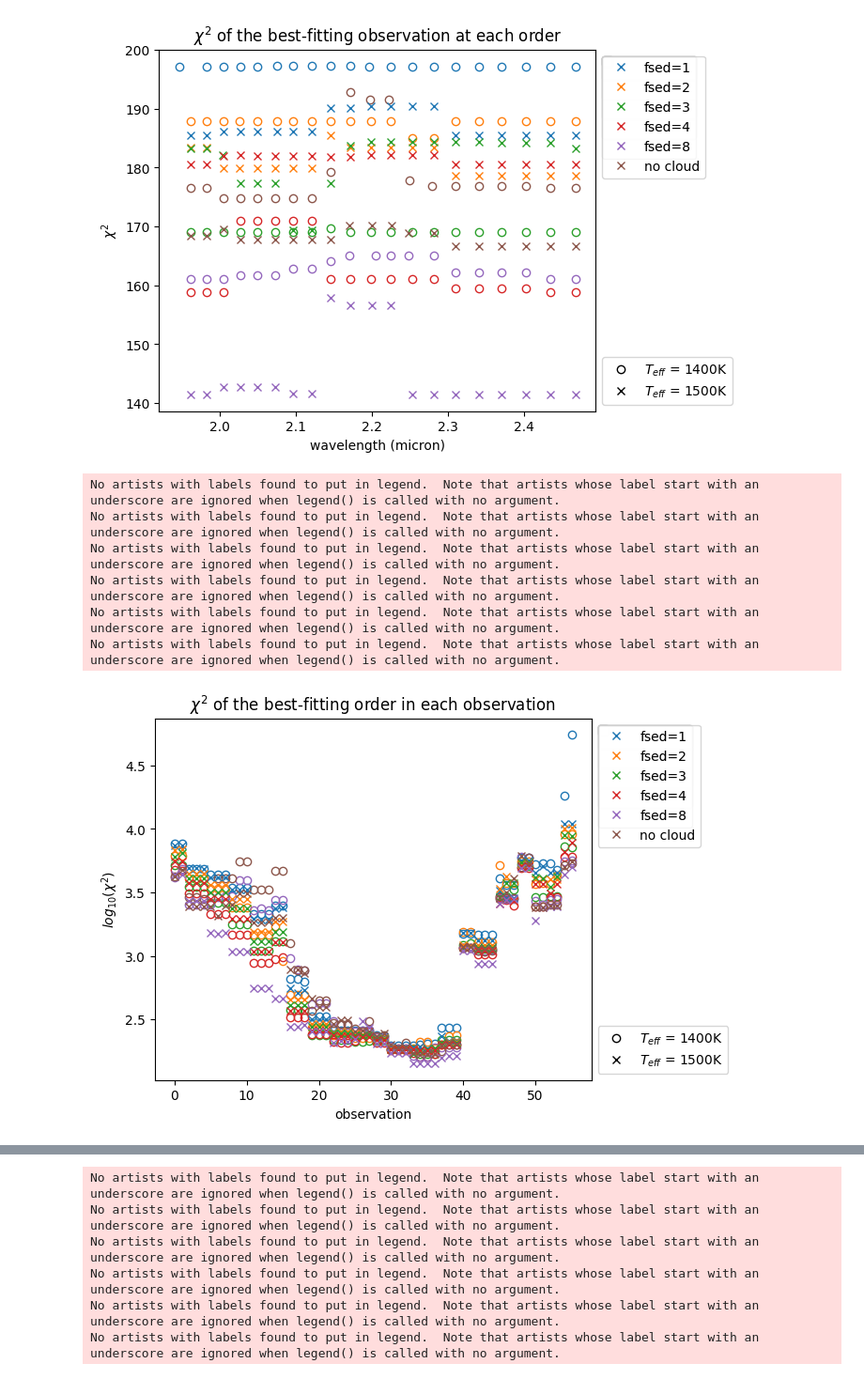
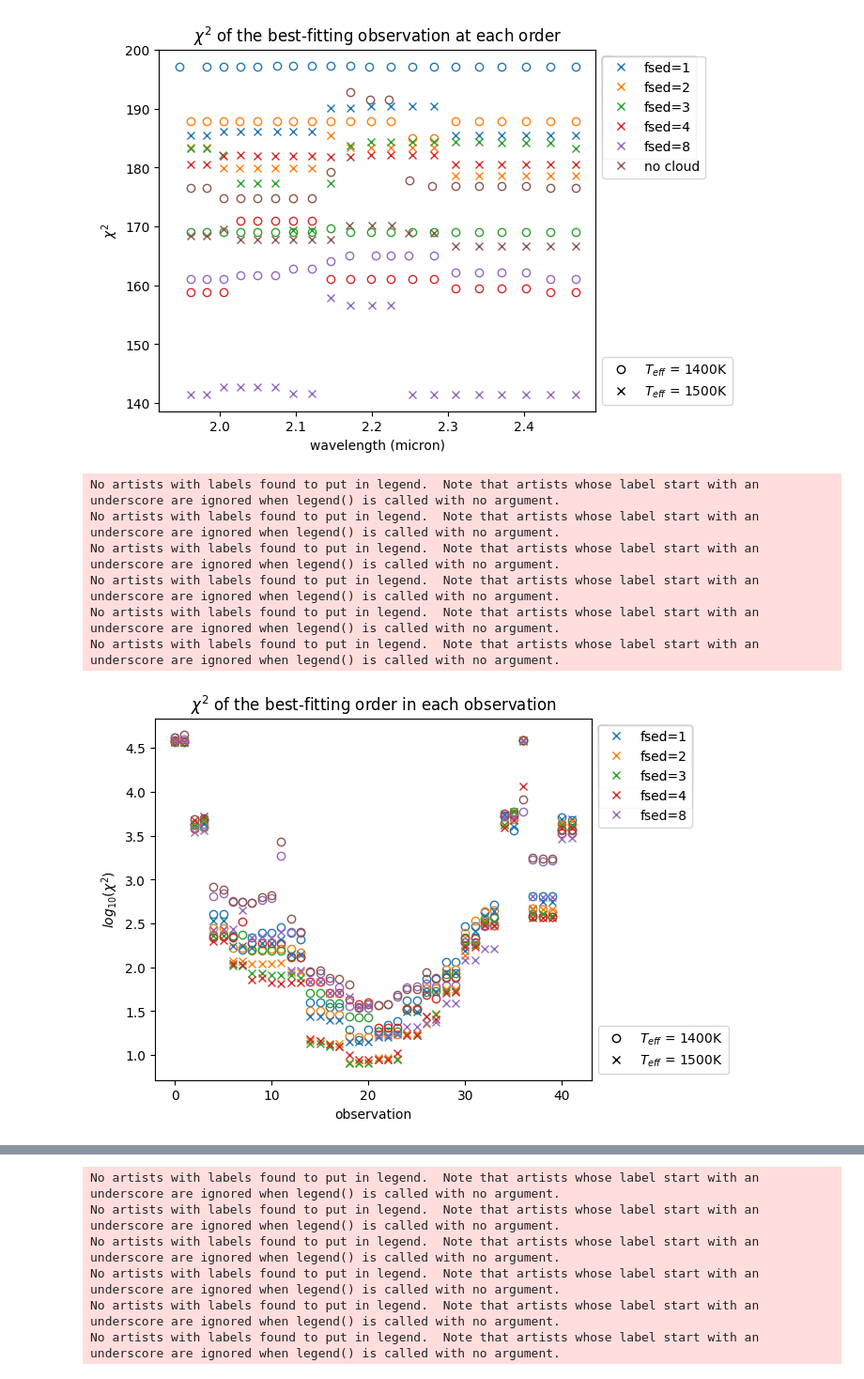
Before and after one commit to alphalyncis/dopplerimg, a Jupyter notebook: code/analysis_IGRINS_2M0036_K.ipynb, the cells around one changed output, grey strips where cells are left out. Shown: that part at 94% size. Saved outputs shown, nothing was run; the diff lists cells and outputs as text; code cells hidden in the pictures.

```diff
--- a/code/analysis_IGRINS_2M0036_K.ipynb
+++ b/code/analysis_IGRINS_2M0036_K.ipynb
@@ -537,6 +669,7 @@ chi2 = np.array(chisq[model].reshape((56, 20)))
 # %% [markdown]
 ### Callie's models
 # %%
+resultdir = f"{homedir}/uoedrive/result/Callie"
 chipmods = {}
 chiplams = {}
 chisq = {}
@@ -544,14 +677,14 @@ vsini = {}
 rv = {}
 lld = {}
 modellist = []
-for f in sorted(glob.glob("result/Callie/IGRINS_W1049B_K_chipmods_*g1000*.fits")):
+for f in sorted(glob.glob(f"{resultdir}/IGRINS_2M0036_K_chipmods_*g1000*.fits")):
     modelname = f.split("_")[-1][:12]
     chipmods[modelname] = fits.getdata(f)
     modellist.append(modelname)
-for f in sorted(glob.glob("result/Callie/IGRINS_W1049B_K_chiplams_*g1000*.fits")):
+for f in sorted(glob.glob(f"{resultdir}/IGRINS_2M0036_K_chiplams_*g1000*.fits")):
     modelname = f.split("_")[-1][:12]
     chiplams[modelname] = fits.getdata(f)
-for f in sorted(glob.glob("result/Callie/IGRINS_W1049B_K_*g1000*.txt")):
+for f in sorted(glob.glob(f"{resultdir}/IGRINS_2M0036_K_fitting_*g1000*.txt")):
     modelname = f.split("_")[-1][:12]
     results = Table.read(f, format='ascii')
     chisq[modelname] = results['chisq']
@@ -565,6 +698,6 @@ dict_keys(['t1400g1000f1', 't1400g1000f2', 't1400g1000f3', 't1400g1000f4', 't140
 # find the best-fitting obs at each order
 best_ind = {}
 for model in modellist:
-    chisq_this = np.array(chisq[model].reshape((56, 20)))
+    chisq_this = np.array(chisq[model].reshape((42, 20)))
     min_chisqs = np.min(chisq_this, axis=0)
     best_ind[model] = (chisq_this==min_chisqs)
@@ -589,7 +714,7 @@ for sub in range(4):
         plt.plot(wobs[jj,:], fobs[jj,:], linewidth=0.5, color="black", label="observation")
         plt.plot(chiplams[model][obs[:,jj], jj,:].flatten(), chipmods[model][obs[:,jj], jj,:].flatten(), linewidth=0.5, color="r", label="fitted")
     plt.ylabel("flux")
-    #plt.ylim((0,2))
+    plt.ylim((0,2))
     if sub==0:
         plt.xlabel("wavelength (micron)")
     if sub==3:
@@ -615,11 +740,11 @@ for model in modellist:
     else:
         label = 'no cloud'
     if "t1500" in model:
-        chisq_points = np.median(chisq[model].reshape((56, 20)), axis=0) # plot one point per wl
+        chisq_points = np.median(chisq[model].reshape((42, 20)), axis=0) # plot one point per wl
         lam_points = np.median(np.median(chiplams[model], axis=0), axis=1) # plot one point per wl
         plt.plot(lam_points, chisq_points, "x", mfc='none', label=label)
     if "t1400" in model:
-        chisq_points = np.median(chisq[model].reshape((56, 20)), axis=0) # plot one point per wl
+        chisq_points = np.median(chisq[model].reshape((42, 20)), axis=0) # plot one point per wl
         lam_points = np.median(np.median(chiplams[model], axis=0), axis=1) # plot one point per wl
         plt.plot(lam_points, chisq_points, "o", mfc="none", color=colors[i])
         i+=1
@@ -677,38 +802,38 @@ No artists with labels found to put in legend.  Note that artists whose label st
 # %%
 # chisq vs. observations, min of all orders
 plt.figure(figsize=(6,5))
 i=0
 for model in modellist:
     fsed = model[-2:]
     if "f" in fsed:
         label = f'fsed={fsed[1]}'
     else:
         label = 'no cloud'
     if "t1400" in model:
-        chisq_points = np.min(chisq[model].reshape((56, 20)), axis=1) # plot one point per obs
-        obs_points = np.arange(56) # plot one point per obs
+        chisq_points = np.min(chisq[model].reshape((42, 20)), axis=1) # plot one point per obs
+        obs_points = np.arange(42) # plot one point per obs
         plt.plot(obs_points, np.log10(chisq_points), "o", mfc='none')
     if "t1500" in model:
-        chisq_points = np.min(chisq[model].reshape((56, 20)), axis=1) # plot one point per obs
-        obs_points = np.arange(56) # plot one point per obs
+        chisq_points = np.min(chisq[model].reshape((42, 20)), axis=1) # plot one point per obs
+        obs_points = np.arange(42) # plot one point per obs
         plt.plot(obs_points, np.log10(chisq_points), "x", mfc="none", color=colors[i], label=label)
         i+=1
     plt.xlabel("observation")
     plt.ylabel("$log_{10}(\chi^2)$")
     plt.title("$\chi^2$ of the best-fitting order in each observation")
     custom_lines = [Line2D([0], [0], marker='o', markerfacecolor='none', color="black", lw=0),
                     Line2D([0], [0], marker='x', color="black", lw=0)]
     leg = plt.legend(loc=2, bbox_to_anchor=(1,1))
     plt.gca().add_artist(leg)
     plt.legend(custom_lines, ["$T_{eff}$ = 1400K", "$T_{eff}$ = 1500K"],loc=3, bbox_to_anchor=(1,0))
 # %% [output]
 No artists with labels found to put in legend.  Note that artists whose label start with an underscore are ignored when legend() is called with no argument.
 No artists with labels found to put in legend.  Note that artists whose label start with an underscore are ignored when legend() is called with no argument.
 No artists with labels found to put in legend.  Note that artists whose label start with an underscore are ignored when legend() is called with no argument.
 No artists with labels found to put in legend.  Note that artists whose label start with an underscore are ignored when legend() is called with no argument.
 No artists with labels found to put in legend.  Note that artists whose label start with an underscore are ignored when legend() is called with no argument.
 No artists with labels found to put in legend.  Note that artists whose label start with an underscore are ignored when legend() is called with no argument.
-[figure, old version]
+[figure, new version]
 # %%
 # fitted vsini vs. order(wavelength), best-fit obs
 plt.figure(figsize=(6,5))
```
Also changed, not shown: parts of 46 cells of this notebook, 1 other file.
